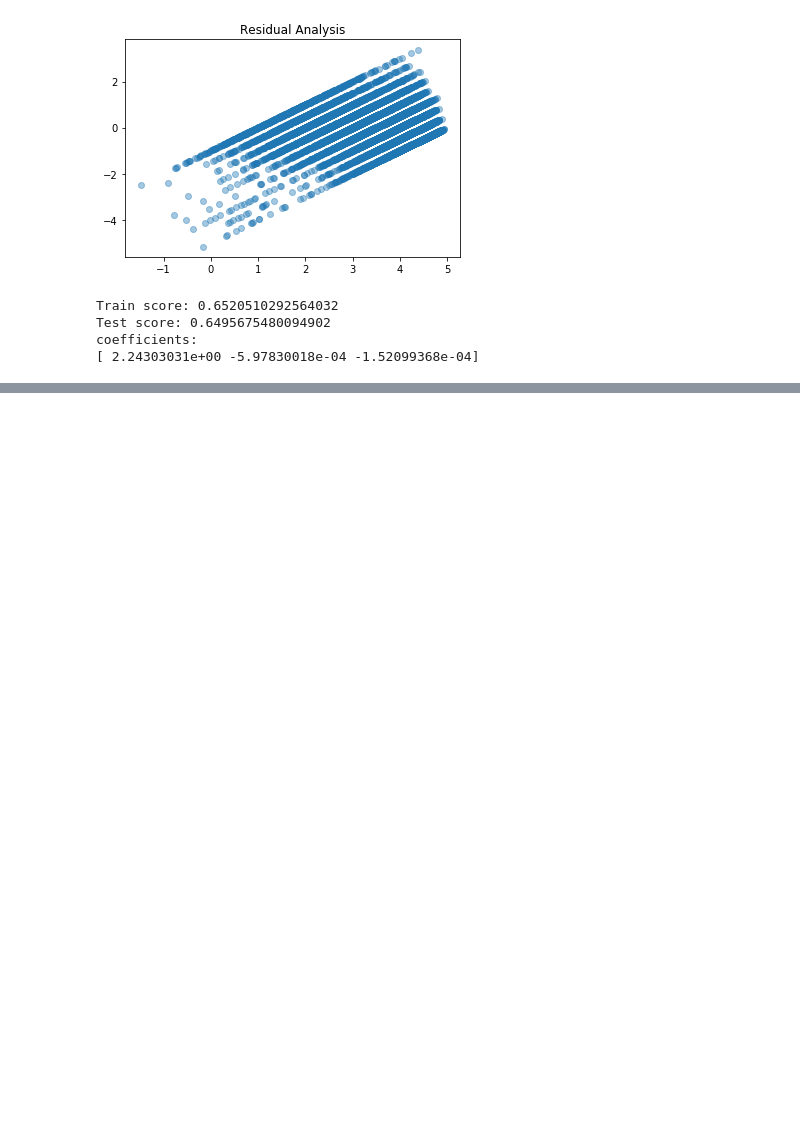
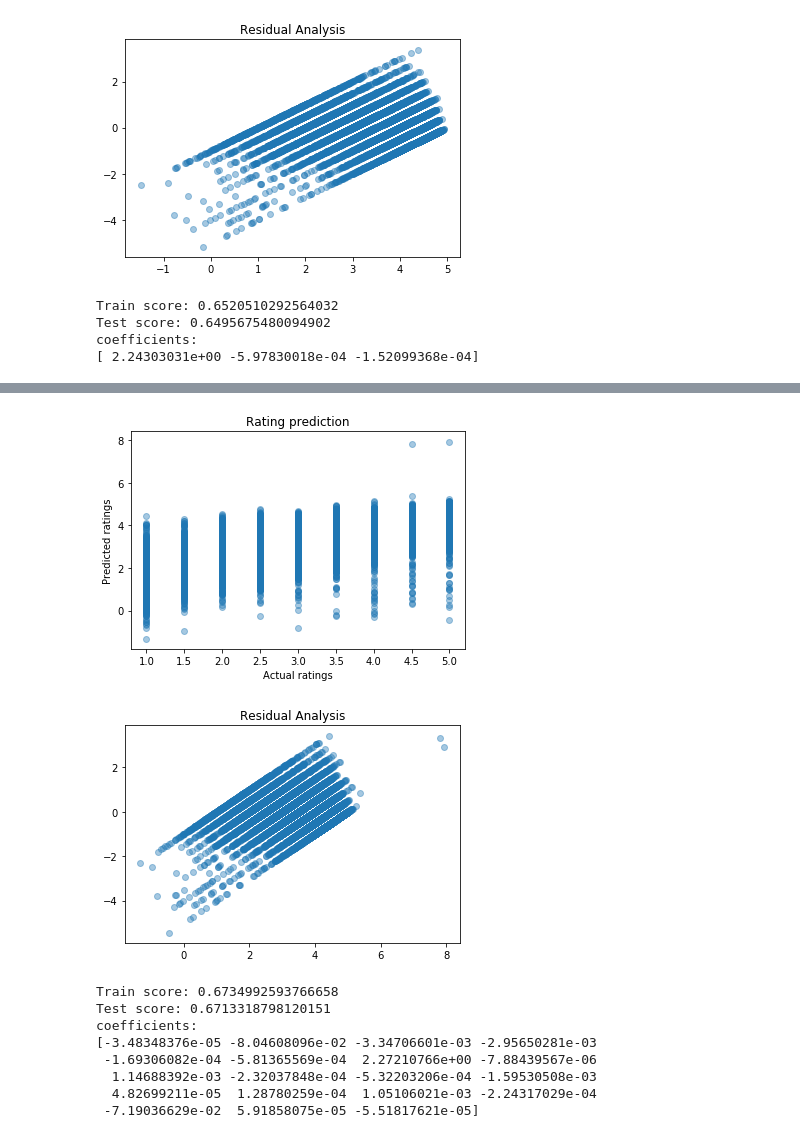
Before and after one commit to amirap/Machine-Learning, a Jupyter notebook: 06 ML_MultipleLinearRegression_YelpResturantStarPrediction.ipynb, the cells around one changed output, grey strips where cells are left out. Saved outputs shown, nothing was run; the diff lists cells and outputs as text; code cells hidden in the pictures; blank space fills up the shorter version.

```diff
--- a/06 ML_MultipleLinearRegression_YelpResturantStarPrediction.ipynb
+++ b/06 ML_MultipleLinearRegression_YelpResturantStarPrediction.ipynb
@@ -266 +278,16 @@ coefficients:
+# %%
+# create a model with all features that vary on a greater range than [0,1]
+features = ['review_count','price_range','average_caption_length','number_pics','average_review_age','average_review_length','average_review_sentiment','number_funny_votes','number_cool_votes','number_useful_votes','average_tip_length','number_tips','average_number_friends','average_days_on_yelp','average_number_fans','average_review_count','average_number_years_elite','weekday_checkins','weekend_checkins']
+MLR_function (features)
+# %% [output]
+[figure, added]
+[figure, added]
+Train score: 0.6734992593766658
+Test score: 0.6713318798120151
+coefficients:
+[-3.48348376e-05 -8.04608096e-02 -3.34706601e-03 -2.95650281e-03
+ -1.69306082e-04 -5.81365569e-04  2.27210766e+00 -7.88439567e-06
+  1.14688392e-03 -2.32037848e-04 -5.32203206e-04 -1.59530508e-03
+  4.82699211e-05  1.28780259e-04  1.05106021e-03 -2.24317029e-04
+ -7.19036629e-02  5.91858075e-05 -5.51817621e-05]
 # %%
```
Also changed, not shown: parts of 15 cells of this notebook.
